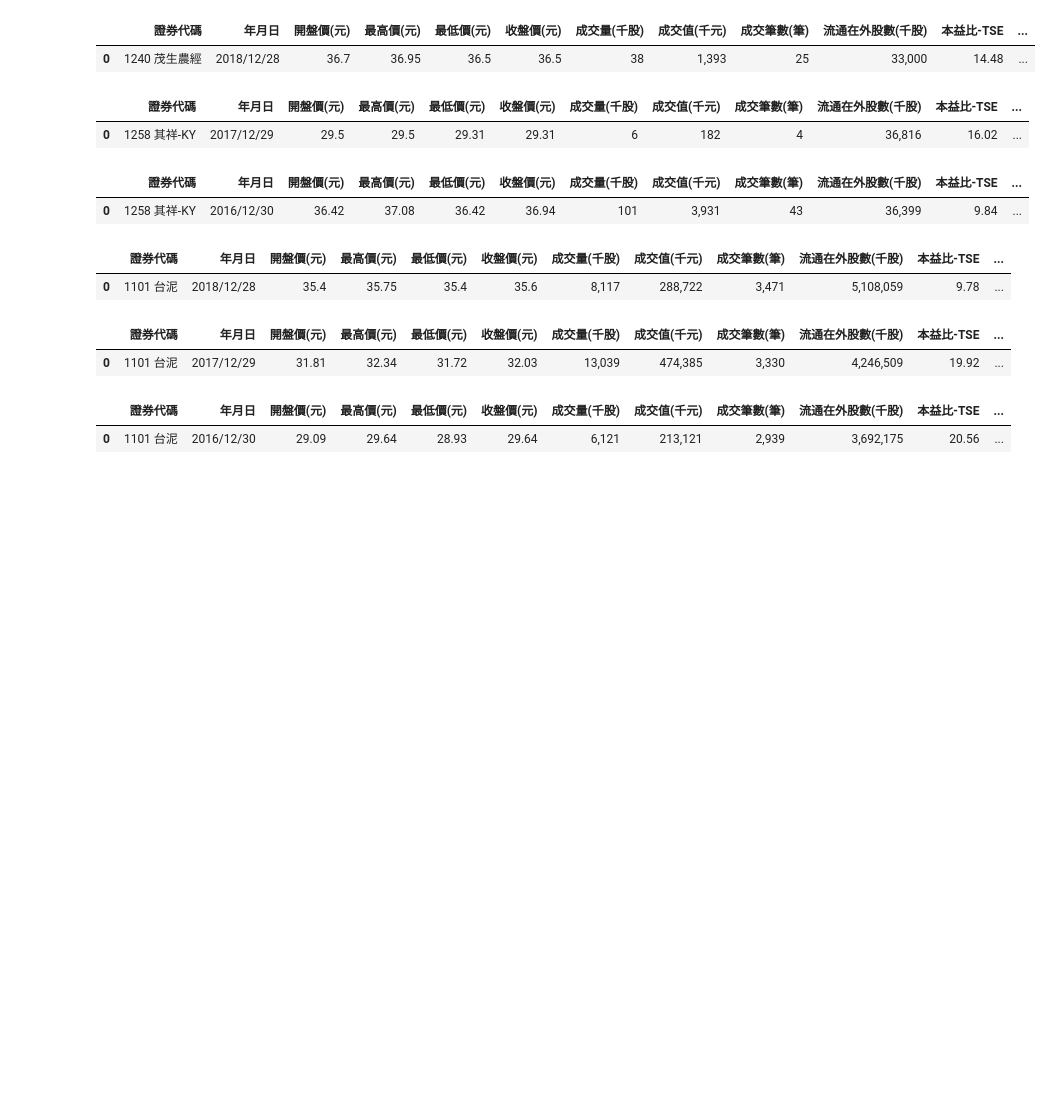
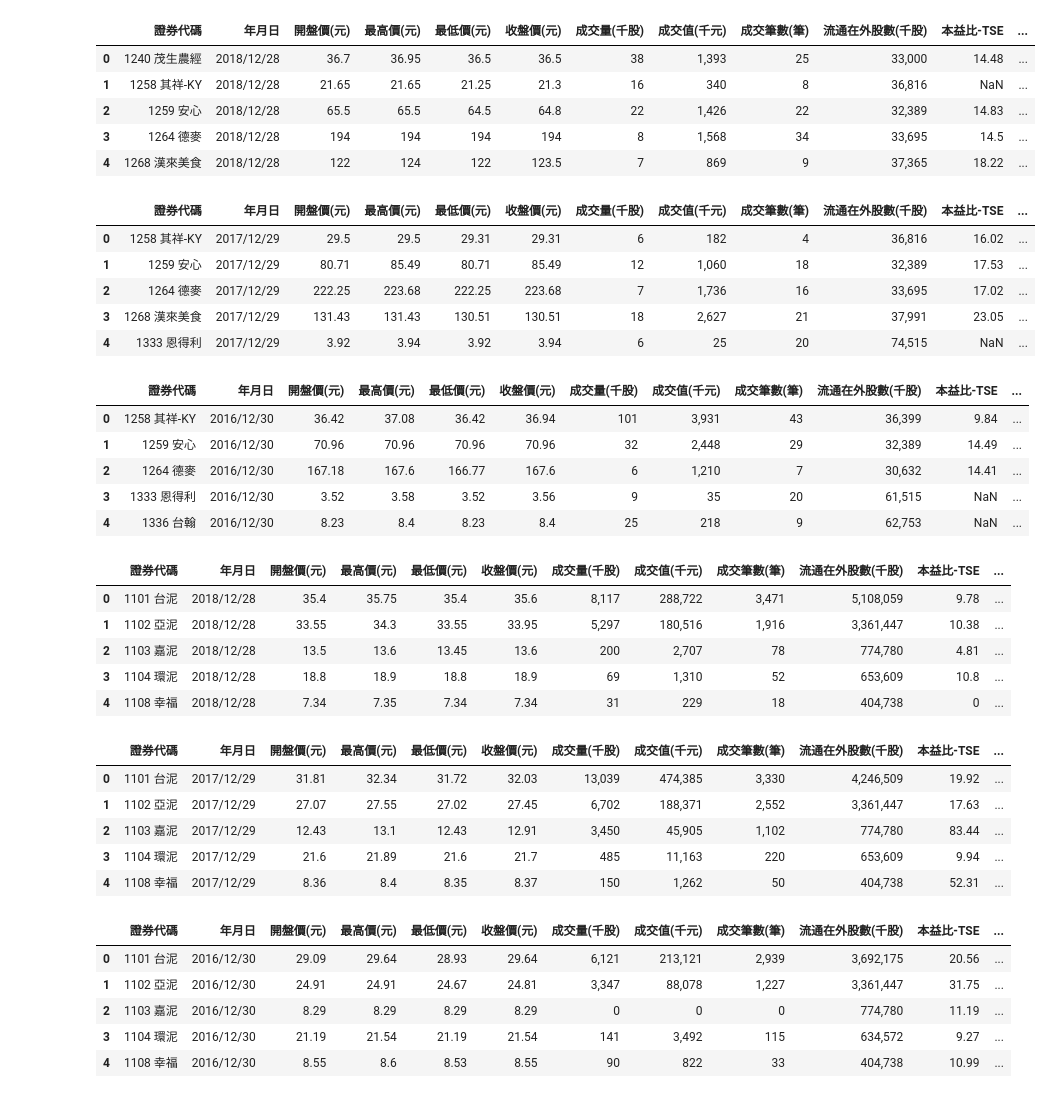
Before and after one commit to roccqqck/stock_eland, a Jupyter notebook: stock.ipynb, the cells around one changed output. Saved outputs shown, nothing was run; the diff lists cells and outputs as text; code cells hidden in the pictures; blank space fills up the shorter version.

```diff
--- a/stock.ipynb
+++ b/stock.ipynb
@@ -11,33 +11,57 @@ df_bbs = pd.read_csv("bda2019_dataset/bbs2.csv",encoding="utf-8")
 df_forum = pd.read_csv("bda2019_dataset/forum2.csv",encoding="utf-8")
 df_news = pd.read_csv("bda2019_dataset/news2.csv",encoding="utf-8")
 # %%
-df_OTC2018.head(1)
+df_OTC2018.head()
 # %% [output]
 |  | 證券代碼 | 年月日 | 開盤價(元) | 最高價(元) | 最低價(元) | 收盤價(元) | 成交量(千股) | 成交值(千元) | 成交筆數(筆) | 流通在外股數(千股) | 本益比-TSE | ... |
 | 0 | 1240 茂生農經 | 2018/12/28 | 36.7 | 36.95 | 36.5 | 36.5 | 38 | 1,393 | 25 | 33,000 | 14.48 | ... |
+| 1 | 1258 其祥-KY | 2018/12/28 | 21.65 | 21.65 | 21.25 | 21.3 | 16 | 340 | 8 | 36,816 | NaN | ... |
+| 2 | 1259 安心 | 2018/12/28 | 65.5 | 65.5 | 64.5 | 64.8 | 22 | 1,426 | 22 | 32,389 | 14.83 | ... |
+| 3 | 1264 德麥 | 2018/12/28 | 194 | 194 | 194 | 194 | 8 | 1,568 | 34 | 33,695 | 14.5 | ... |
+| 4 | 1268 漢來美食 | 2018/12/28 | 122 | 124 | 122 | 123.5 | 7 | 869 | 9 | 37,365 | 18.22 | ... |
 # %%
-df_OTC2017.head(1)
+df_OTC2017.head()
 # %% [output]
 |  | 證券代碼 | 年月日 | 開盤價(元) | 最高價(元) | 最低價(元) | 收盤價(元) | 成交量(千股) | 成交值(千元) | 成交筆數(筆) | 流通在外股數(千股) | 本益比-TSE | ... |
 | 0 | 1258 其祥-KY | 2017/12/29 | 29.5 | 29.5 | 29.31 | 29.31 | 6 | 182 | 4 | 36,816 | 16.02 | ... |
+| 1 | 1259 安心 | 2017/12/29 | 80.71 | 85.49 | 80.71 | 85.49 | 12 | 1,060 | 18 | 32,389 | 17.53 | ... |
+| 2 | 1264 德麥 | 2017/12/29 | 222.25 | 223.68 | 222.25 | 223.68 | 7 | 1,736 | 16 | 33,695 | 17.02 | ... |
+| 3 | 1268 漢來美食 | 2017/12/29 | 131.43 | 131.43 | 130.51 | 130.51 | 18 | 2,627 | 21 | 37,991 | 23.05 | ... |
+| 4 | 1333 恩得利 | 2017/12/29 | 3.92 | 3.94 | 3.92 | 3.94 | 6 | 25 | 20 | 74,515 | NaN | ... |
 # %%
-df_OTC2016.head(1)
+df_OTC2016.head()
 # %% [output]
 |  | 證券代碼 | 年月日 | 開盤價(元) | 最高價(元) | 最低價(元) | 收盤價(元) | 成交量(千股) | 成交值(千元) | 成交筆數(筆) | 流通在外股數(千股) | 本益比-TSE | ... |
 | 0 | 1258 其祥-KY | 2016/12/30 | 36.42 | 37.08 | 36.42 | 36.94 | 101 | 3,931 | 43 | 36,399 | 9.84 | ... |
+| 1 | 1259 安心 | 2016/12/30 | 70.96 | 70.96 | 70.96 | 70.96 | 32 | 2,448 | 29 | 32,389 | 14.49 | ... |
+| 2 | 1264 德麥 | 2016/12/30 | 167.18 | 167.6 | 166.77 | 167.6 | 6 | 1,210 | 7 | 30,632 | 14.41 | ... |
+| 3 | 1333 恩得利 | 2016/12/30 | 3.52 | 3.58 | 3.52 | 3.56 | 9 | 35 | 20 | 61,515 | NaN | ... |
+| 4 | 1336 台翰 | 2016/12/30 | 8.23 | 8.4 | 8.23 | 8.4 | 25 | 218 | 9 | 62,753 | NaN | ... |
 # %%
-df_TWSE2018.head(1)
+df_TWSE2018.head()
 # %% [output]
 |  | 證券代碼 | 年月日 | 開盤價(元) | 最高價(元) | 最低價(元) | 收盤價(元) | 成交量(千股) | 成交值(千元) | 成交筆數(筆) | 流通在外股數(千股) | 本益比-TSE | ... |
 | 0 | 1101 台泥 | 2018/12/28 | 35.4 | 35.75 | 35.4 | 35.6 | 8,117 | 288,722 | 3,471 | 5,108,059 | 9.78 | ... |
+| 1 | 1102 亞泥 | 2018/12/28 | 33.55 | 34.3 | 33.55 | 33.95 | 5,297 | 180,516 | 1,916 | 3,361,447 | 10.38 | ... |
+| 2 | 1103 嘉泥 | 2018/12/28 | 13.5 | 13.6 | 13.45 | 13.6 | 200 | 2,707 | 78 | 774,780 | 4.81 | ... |
+| 3 | 1104 環泥 | 2018/12/28 | 18.8 | 18.9 | 18.8 | 18.9 | 69 | 1,310 | 52 | 653,609 | 10.8 | ... |
+| 4 | 1108 幸福 | 2018/12/28 | 7.34 | 7.35 | 7.34 | 7.34 | 31 | 229 | 18 | 404,738 | 0 | ... |
 # %%
-df_TWSE2017.head(1)
+df_TWSE2017.head()
 # %% [output]
 |  | 證券代碼 | 年月日 | 開盤價(元) | 最高價(元) | 最低價(元) | 收盤價(元) | 成交量(千股) | 成交值(千元) | 成交筆數(筆) | 流通在外股數(千股) | 本益比-TSE | ... |
 | 0 | 1101 台泥 | 2017/12/29 | 31.81 | 32.34 | 31.72 | 32.03 | 13,039 | 474,385 | 3,330 | 4,246,509 | 19.92 | ... |
+| 1 | 1102 亞泥 | 2017/12/29 | 27.07 | 27.55 | 27.02 | 27.45 | 6,702 | 188,371 | 2,552 | 3,361,447 | 17.63 | ... |
+| 2 | 1103 嘉泥 | 2017/12/29 | 12.43 | 13.1 | 12.43 | 12.91 | 3,450 | 45,905 | 1,102 | 774,780 | 83.44 | ... |
+| 3 | 1104 環泥 | 2017/12/29 | 21.6 | 21.89 | 21.6 | 21.7 | 485 | 11,163 | 220 | 653,609 | 9.94 | ... |
+| 4 | 1108 幸福 | 2017/12/29 | 8.36 | 8.4 | 8.35 | 8.37 | 150 | 1,262 | 50 | 404,738 | 52.31 | ... |
 # %%
-df_TWSE2016.head(1)
+df_TWSE2016.head()
 # %% [output]
 |  | 證券代碼 | 年月日 | 開盤價(元) | 最高價(元) | 最低價(元) | 收盤價(元) | 成交量(千股) | 成交值(千元) | 成交筆數(筆) | 流通在外股數(千股) | 本益比-TSE | ... |
 | 0 | 1101 台泥 | 2016/12/30 | 29.09 | 29.64 | 28.93 | 29.64 | 6,121 | 213,121 | 2,939 | 3,692,175 | 20.56 | ... |
+| 1 | 1102 亞泥 | 2016/12/30 | 24.91 | 24.91 | 24.67 | 24.81 | 3,347 | 88,078 | 1,227 | 3,361,447 | 31.75 | ... |
+| 2 | 1103 嘉泥 | 2016/12/30 | 8.29 | 8.29 | 8.29 | 8.29 | 0 | 0 | 0 | 774,780 | 11.19 | ... |
+| 3 | 1104 環泥 | 2016/12/30 | 21.19 | 21.54 | 21.19 | 21.54 | 141 | 3,492 | 115 | 634,572 | 9.27 | ... |
+| 4 | 1108 幸福 | 2016/12/30 | 8.55 | 8.6 | 8.53 | 8.55 | 90 | 822 | 33 | 404,738 | 10.99 | ... |
 # %%
```
Also changed, not shown: parts of 3 cells of this notebook, 1 other file.
